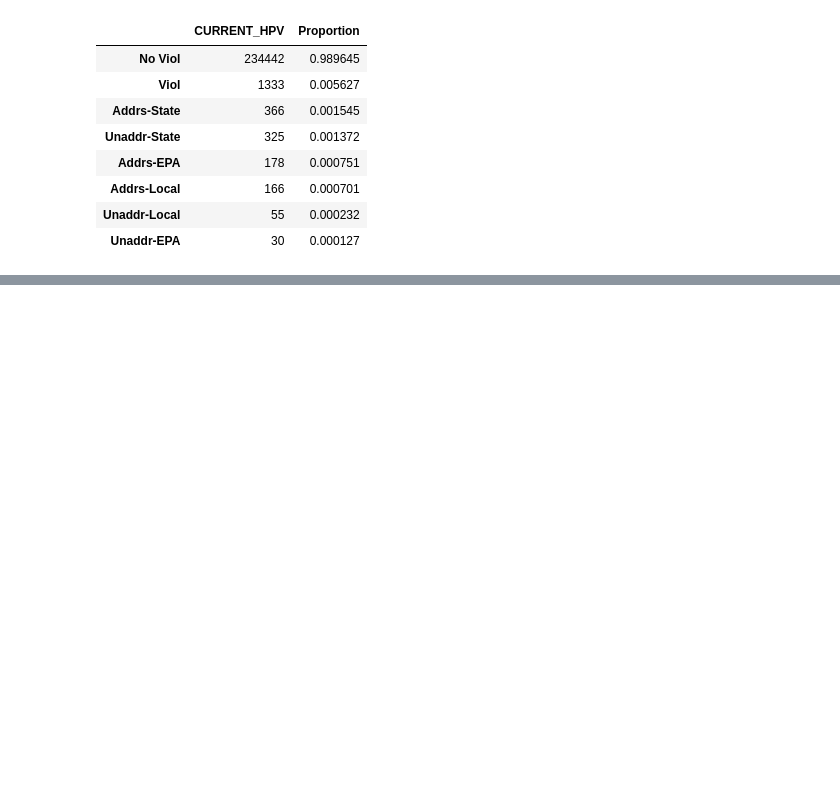
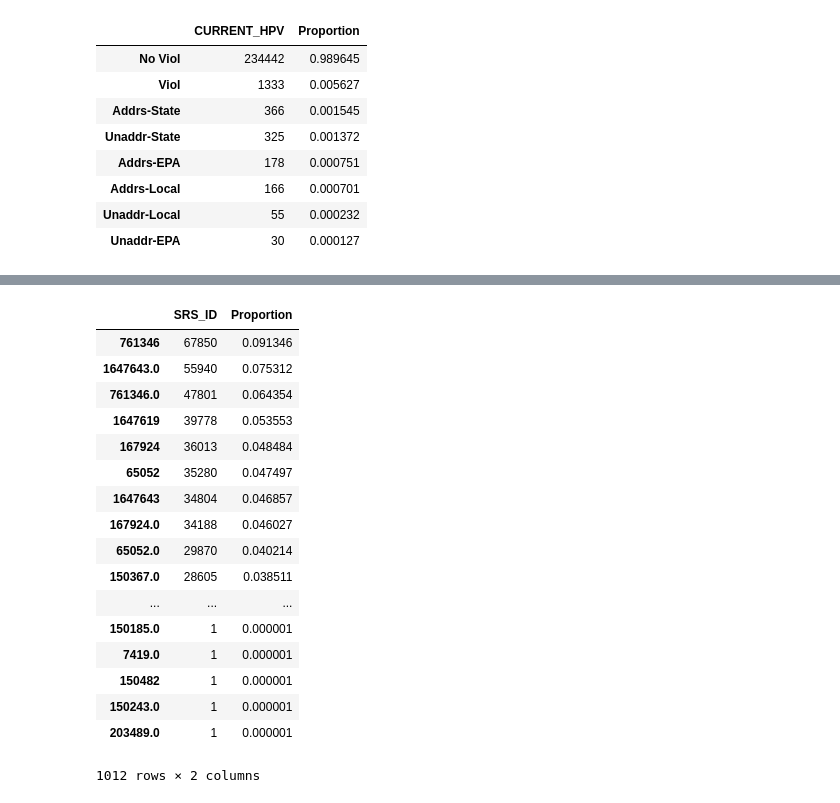
Before and after one commit to Aycrazy/ML_Project, a Jupyter notebook: AirDataExplore.ipynb, the cells around one changed output, grey strips where cells are left out. Cells and saved outputs as stored; diff of their text form; code cells hidden in the pictures; blank space fills up the shorter version.

```diff
--- a/AirDataExplore.ipynb
+++ b/AirDataExplore.ipynb
@@ -231,0 +293,21 @@ count_per_group
+# %%
+count_per_group
+# %% [output]
+|  | SRS_ID | Proportion |
+| 761346 | 67850 | 0.091346 |
+| 1647643.0 | 55940 | 0.075312 |
+| 761346.0 | 47801 | 0.064354 |
+| 1647619 | 39778 | 0.053553 |
+| 167924 | 36013 | 0.048484 |
+| 65052 | 35280 | 0.047497 |
+| 1647643 | 34804 | 0.046857 |
+| 167924.0 | 34188 | 0.046027 |
+| 65052.0 | 29870 | 0.040214 |
+| 150367.0 | 28605 | 0.038511 |
+| ... | ... | ... |
+| 150185.0 | 1 | 0.000001 |
+| 7419.0 | 1 | 0.000001 |
+| 150482 | 1 | 0.000001 |
+| 150243.0 | 1 | 0.000001 |
+| 203489.0 | 1 | 0.000001 |
+1012 rows × 2 columns
```
Also changed, not shown: parts of 115 cells of this notebook.
